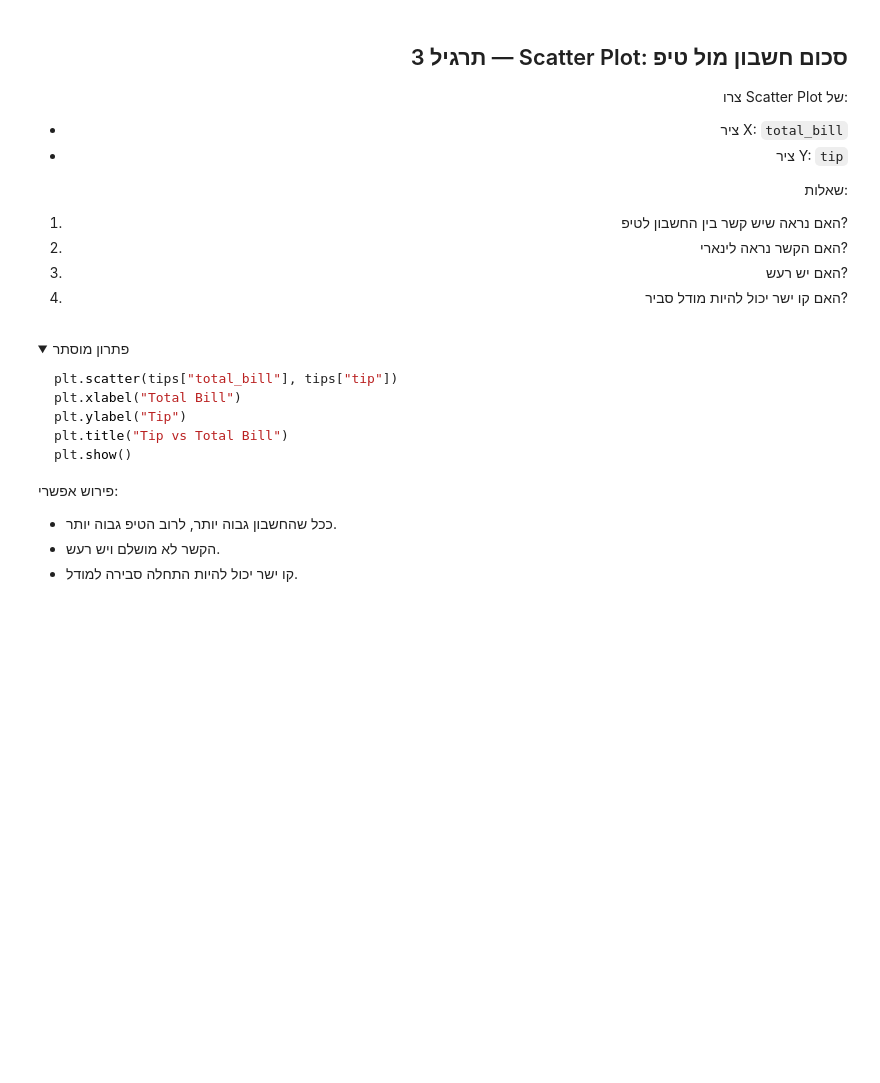
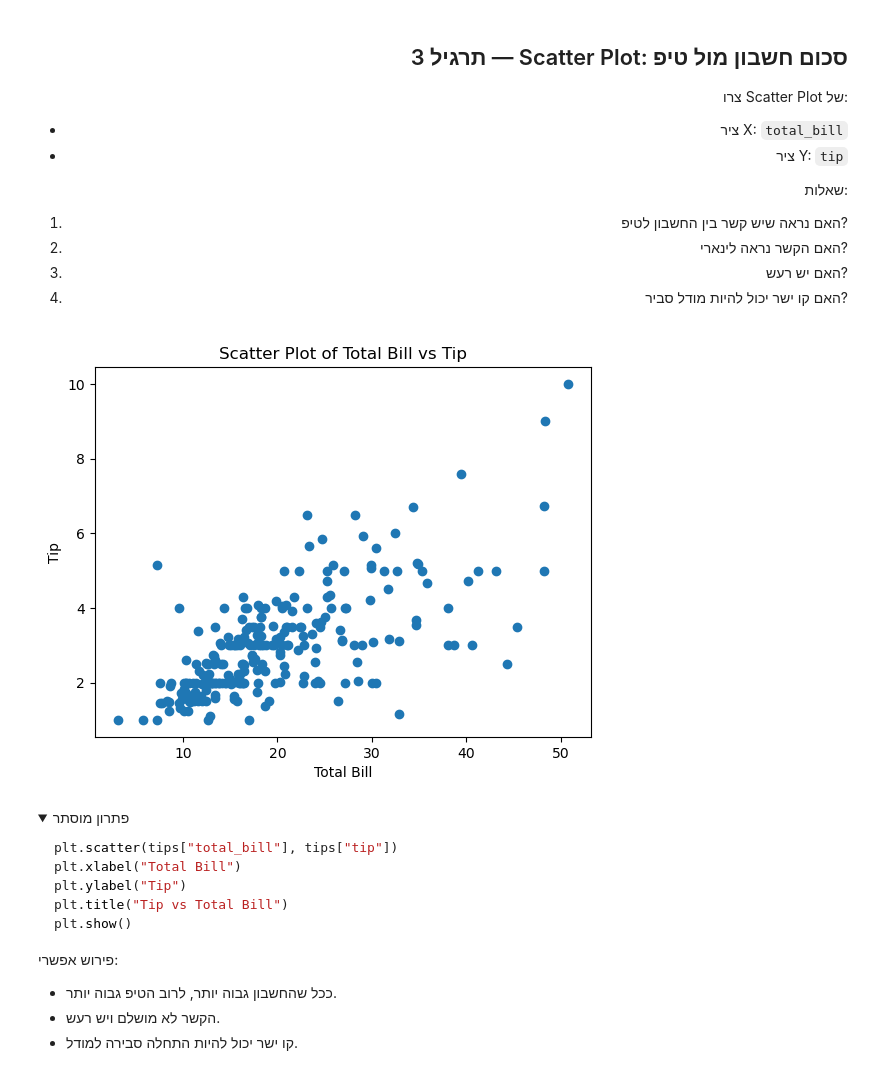
Before and after one commit to spacentime/he-ai-engineer-course, a Jupyter notebook: src/practice05/class5.ipynb, the cells around one changed output. Cells and saved outputs as stored; diff of their text form; code cells hidden in the pictures; folded sections open; blank space fills up the shorter version.

```diff
--- a/src/practice05/class5.ipynb
+++ b/src/practice05/class5.ipynb
@@ -205,3 +249,12 @@ plt.show()
+# %%
+# TODO: create scatter plot of total_bill vs tip
+plt.scatter(tips['total_bill'], tips['tip'])
+plt.xlabel('Total Bill')
+plt.ylabel('Tip')
+plt.title('Scatter Plot of Total Bill vs Tip')
+plt.show()
+# %% [output]
+[figure, added]
 # %% [markdown]
 <details dir="rtl"><summary>פתרון מוסתר</summary>
 
```
Also changed, not shown: parts of 13 cells of this notebook, 1 other file.
